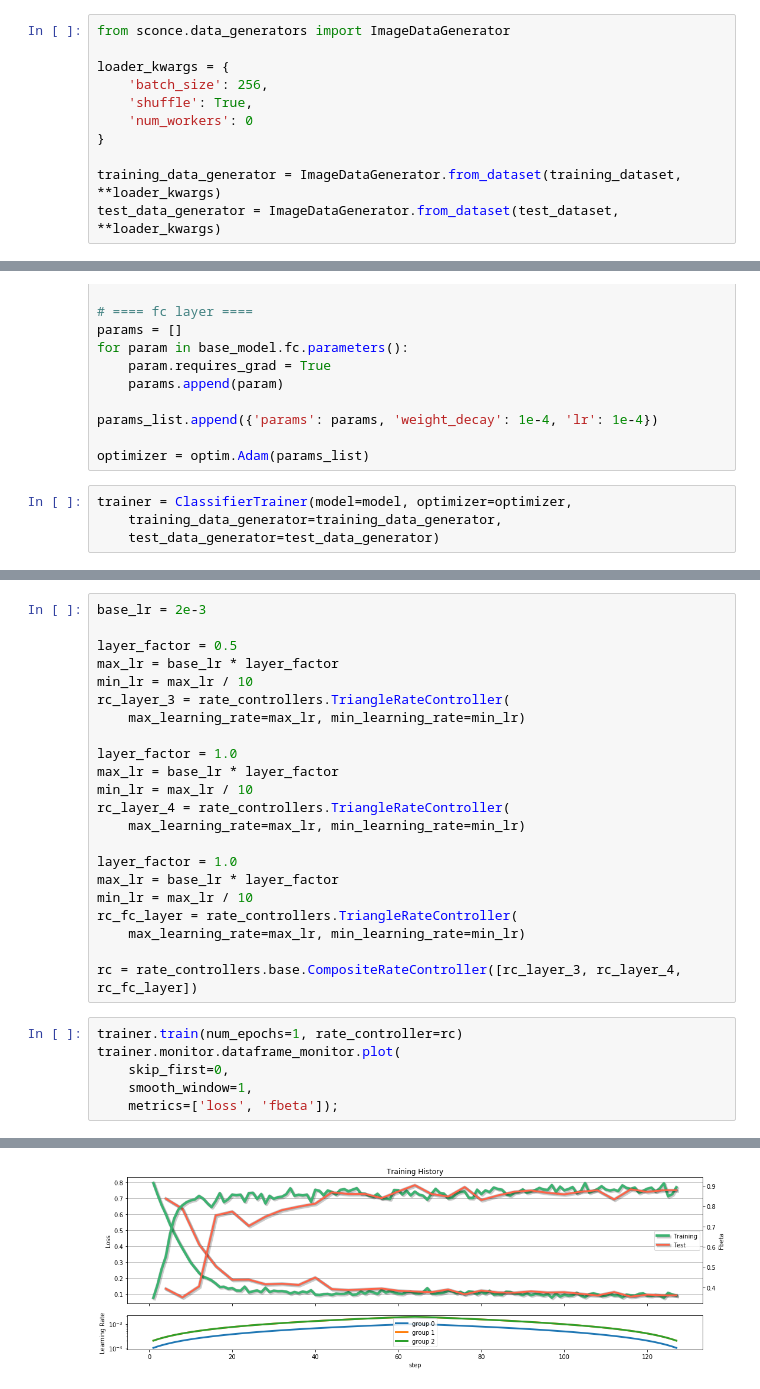
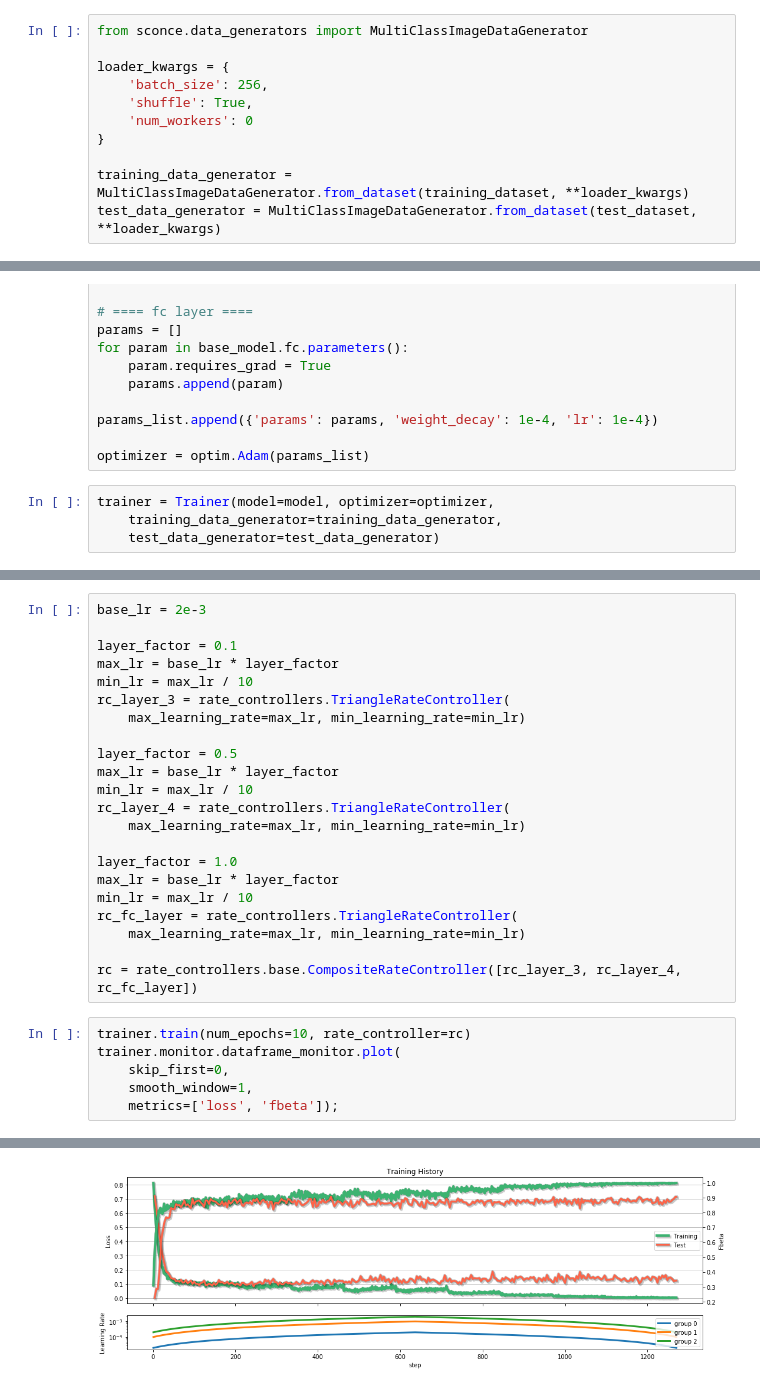
Before and after one commit to davidlmorton/fastai-course-sconce, a Jupyter notebook: lesson_2_planet.ipynb, the cells around one changed output, grey strips where cells are left out. Cells and saved outputs as stored; diff of their text form.

```diff
--- a/lesson_2_planet.ipynb
+++ b/lesson_2_planet.ipynb
@@ -65,5 +72,5 @@ test_dataset = data.dataset.Subset(full_dataset, indices=indices[int(num_samples
 # %%
-from sconce.data_generators import ImageDataGenerator
+from sconce.data_generators import MultiClassImageDataGenerator
 
 loader_kwargs = {
     'batch_size': 256,
@@ -71,5 +78,5 @@ loader_kwargs = {
     'num_workers': 0
 }
 
-training_data_generator = ImageDataGenerator.from_dataset(training_dataset, **loader_kwargs)
-test_data_generator = ImageDataGenerator.from_dataset(test_dataset, **loader_kwargs)
+training_data_generator = MultiClassImageDataGenerator.from_dataset(training_dataset, **loader_kwargs)
+test_data_generator = MultiClassImageDataGenerator.from_dataset(test_dataset, **loader_kwargs)
@@ -297,7 +316,7 @@ params_list.append({'params': params, 'weight_decay': 1e-4, 'lr': 1e-4})
 
 optimizer = optim.Adam(params_list)
 # %%
-trainer = ClassifierTrainer(model=model, optimizer=optimizer,
+trainer = Trainer(model=model, optimizer=optimizer,
     training_data_generator=training_data_generator,
     test_data_generator=test_data_generator)
 # %%
@@ -312,13 +331,13 @@ survey_monitor.dataframe_monitor.plot_learning_rate_survey();
 # %%
 base_lr = 2e-3
 
-layer_factor = 0.5
+layer_factor = 0.1
 max_lr = base_lr * layer_factor
 min_lr = max_lr / 10
 rc_layer_3 = rate_controllers.TriangleRateController(
     max_learning_rate=max_lr, min_learning_rate=min_lr)
 
-layer_factor = 1.0
+layer_factor = 0.5
 max_lr = base_lr * layer_factor
 min_lr = max_lr / 10
 rc_layer_4 = rate_controllers.TriangleRateController(
@@ -332,7 +351,7 @@ rc_fc_layer = rate_controllers.TriangleRateController(
 
 rc = rate_controllers.base.CompositeRateController([rc_layer_3, rc_layer_4, rc_fc_layer])
 # %%
-trainer.train(num_epochs=1, rate_controller=rc)
+trainer.train(num_epochs=10, rate_controller=rc)
 trainer.monitor.dataframe_monitor.plot(
     skip_first=0,
     smooth_window=1,
@@ -342,4 +361,4 @@ trainer.monitor.dataframe_monitor.plot(
-[figure, old version]
+[figure, new version]
 # %%
 monitor = trainer.test()
 fbeta = monitor.dataframe_monitor.df.test_fbeta.mean()
```
Also changed, not shown: parts of 26 cells of this notebook.
